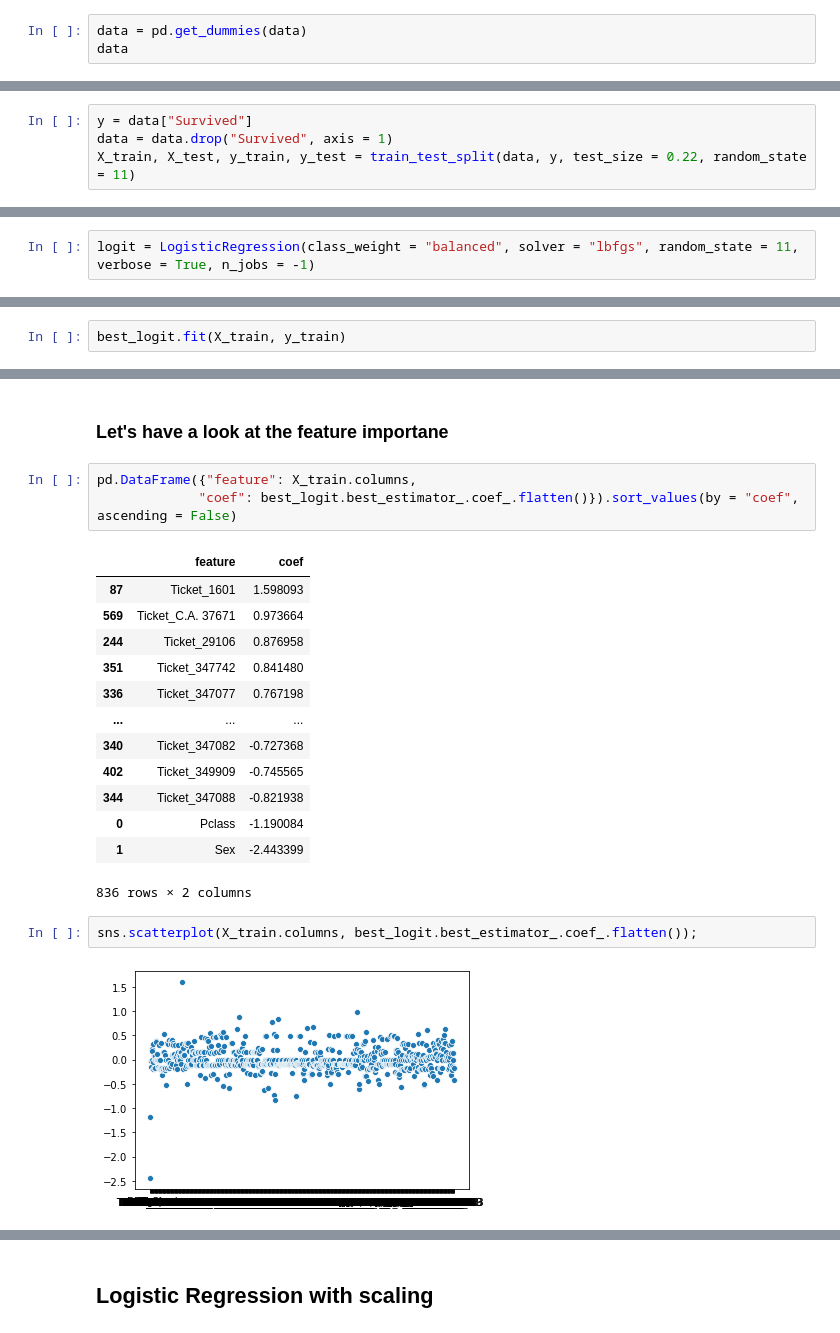
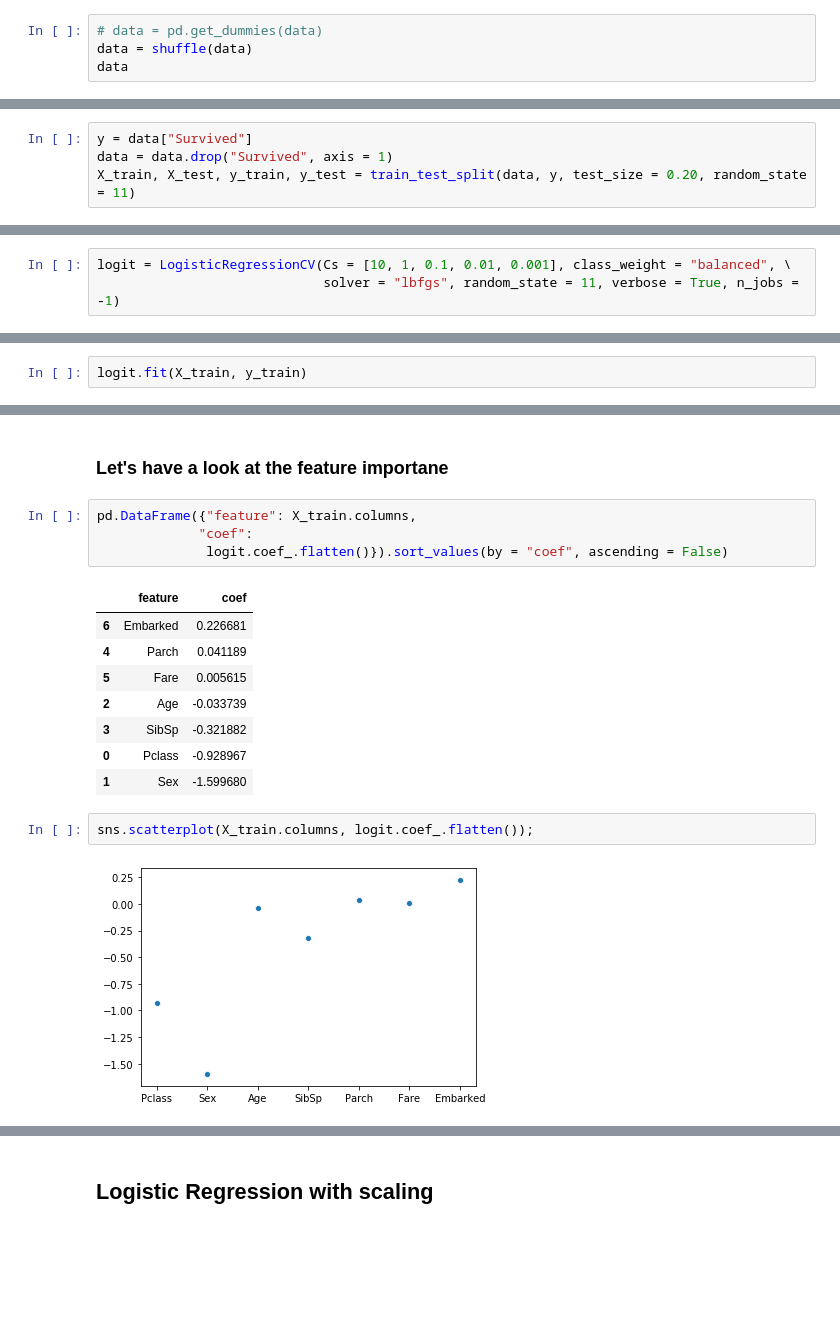
Before and after one commit to ReAlex1902/Titanic, a Jupyter notebook: main.ipynb, the cells around one changed output, grey strips where cells are left out. Cells and saved outputs as stored; diff of their text form; blank space fills up the shorter version.

```diff
--- a/main.ipynb
+++ b/main.ipynb
@@ -19,4 +24,5 @@ data = data.fillna(-1)
 # %%
-data = pd.get_dummies(data)
+# data = pd.get_dummies(data)
+data = shuffle(data)
 data
 # %% [output]
@@ -36,10 +44,11 @@ data
 # %%
 y = data["Survived"]
 data = data.drop("Survived", axis = 1)
-X_train, X_test, y_train, y_test = train_test_split(data, y, test_size = 0.22, random_state = 11)
+X_train, X_test, y_train, y_test = train_test_split(data, y, test_size = 0.20, random_state = 11)
 # %% [markdown]
 # Logistic Regression
 # %% [markdown]
 ## Logistic Regression without scaling
 # %%
-logit = LogisticRegression(class_weight = "balanced", solver = "lbfgs", random_state = 11, verbose = True, n_jobs = -1)
+logit = LogisticRegressionCV(Cs = [10, 1, 0.1, 0.01, 0.001], class_weight = "balanced", \
+                             solver = "lbfgs", random_state = 11, verbose = True, n_jobs = -1)
@@ -51,3 +77,3 @@ best_logit = GridSearchCV(logit, params, scoring = "accuracy", verbose = 10)
 # %%
-best_logit.fit(X_train, y_train)
+logit.fit(X_train, y_train)
 # %% [output]
@@ -93,22 +103,18 @@ accuracy_score(best_logit.predict(X_test), y_test)
 ### Let's have a look at the feature importane
 # %%
 pd.DataFrame({"feature": X_train.columns,
-             "coef": best_logit.best_estimator_.coef_.flatten()}).sort_values(by = "coef", ascending = False)
+             "coef":
+              logit.coef_.flatten()}).sort_values(by = "coef", ascending = False)
 # %% [output]
 |  | feature | coef |
-| 87 | Ticket_1601 | 1.598093 |
-| 569 | Ticket_C.A. 37671 | 0.973664 |
-| 244 | Ticket_29106 | 0.876958 |
-| 351 | Ticket_347742 | 0.841480 |
-| 336 | Ticket_347077 | 0.767198 |
-| ... | ... | ... |
-| 340 | Ticket_347082 | -0.727368 |
-| 402 | Ticket_349909 | -0.745565 |
-| 344 | Ticket_347088 | -0.821938 |
-| 0 | Pclass | -1.190084 |
-| 1 | Sex | -2.443399 |
+| 6 | Embarked | 0.226681 |
+| 4 | Parch | 0.041189 |
+| 5 | Fare | 0.005615 |
+| 2 | Age | -0.033739 |
+| 3 | SibSp | -0.321882 |
+| 0 | Pclass | -0.928967 |
+| 1 | Sex | -1.599680 |
-836 rows × 2 columns
 # %%
-sns.scatterplot(X_train.columns, best_logit.best_estimator_.coef_.flatten());
+sns.scatterplot(X_train.columns, logit.coef_.flatten());
 # %% [output]
-[figure, old version]
+[figure, new version]
```
Also changed, not shown: parts of 46 cells of this notebook, 9 other files.
